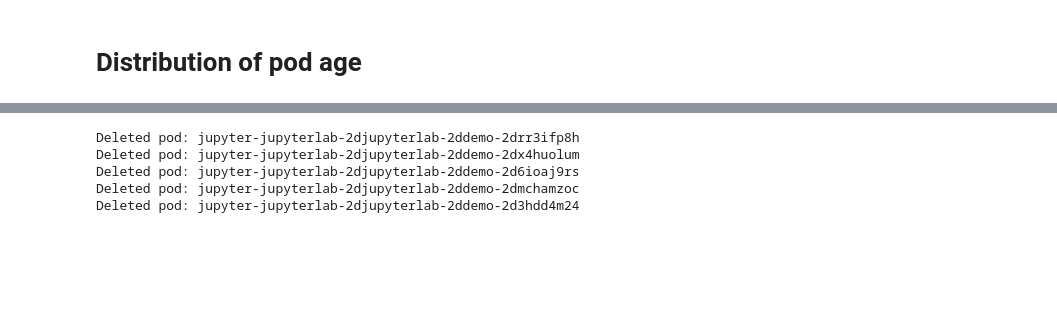
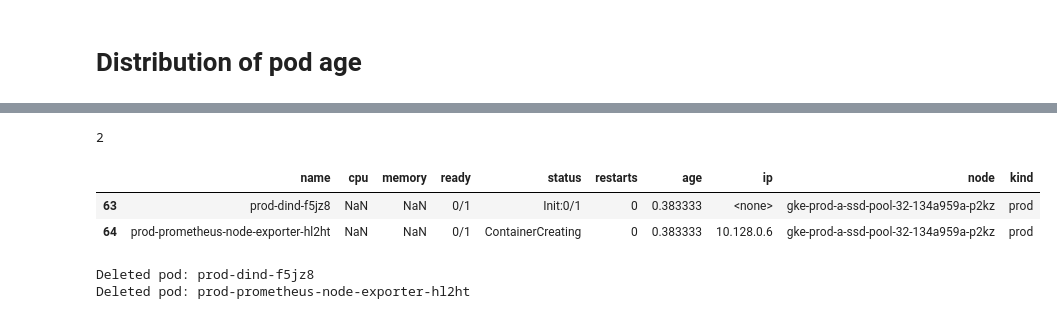
Before and after one commit to jupyterhub/mybinder-tools, a Jupyter notebook: demo.ipynb, the cells around one changed output, grey strips where cells are left out. Cells and saved outputs as stored; diff of their text form; code cells hidden in the pictures; blank space fills up the shorter version.

```diff
--- a/demo.ipynb
+++ b/demo.ipynb
@@ -49,10 +97,16 @@ array(['Running', 'Pending', None], dtype=object)
+# %%
+# Set up and test query
+delete_pods = df.query('node in ["gke-prod-a-ssd-pool-32-134a959a-kx9k", "gke-prod-a-ssd-pool-32-134a959a-p2kz"]')
+print(len(delete_pods))
+delete_pods
+# %% [output]
+2
+|  | name | cpu | memory | ready | status | restarts | age | ip | node | kind |
+| 63 | prod-dind-f5jz8 | NaN | NaN | 0/1 | Init:0/1 | 0 | 0.383333 | <none> | gke-prod-a-ssd-pool-32-134a959a-p2kz | prod |
+| 64 | prod-prometheus-node-exporter-hl2ht | NaN | NaN | 0/1 | ContainerCreating | 0 | 0.383333 | 10.128.0.6 | gke-prod-a-ssd-pool-32-134a959a-p2kz | prod |
 # %%
-delete_pods = df.query('kind == "jupyter" and age > 4')
 for nm in delete_pods['name'].values:
-    delete(nm)
+    delete(nm, force=True)
 # %% [output]
-Deleted pod: jupyter-jupyterlab-2djupyterlab-2ddemo-2drr3ifp8h
-Deleted pod: jupyter-jupyterlab-2djupyterlab-2ddemo-2dx4huolum
-Deleted pod: jupyter-jupyterlab-2djupyterlab-2ddemo-2d6ioaj9rs
-Deleted pod: jupyter-jupyterlab-2djupyterlab-2ddemo-2dmchamzoc
-Deleted pod: jupyter-jupyterlab-2djupyterlab-2ddemo-2d3hdd4m24
+Deleted pod: prod-dind-f5jz8
+Deleted pod: prod-prometheus-node-exporter-hl2ht
```
Also changed, not shown: parts of 16 cells of this notebook, 1 other file.
